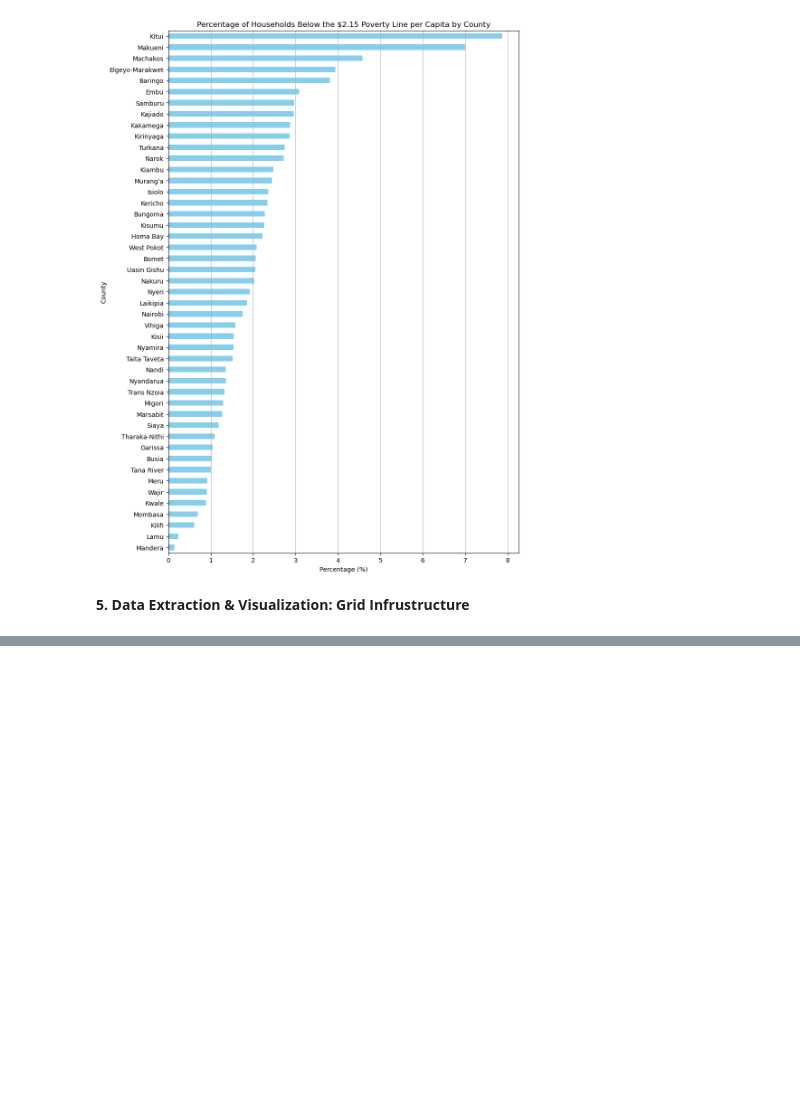
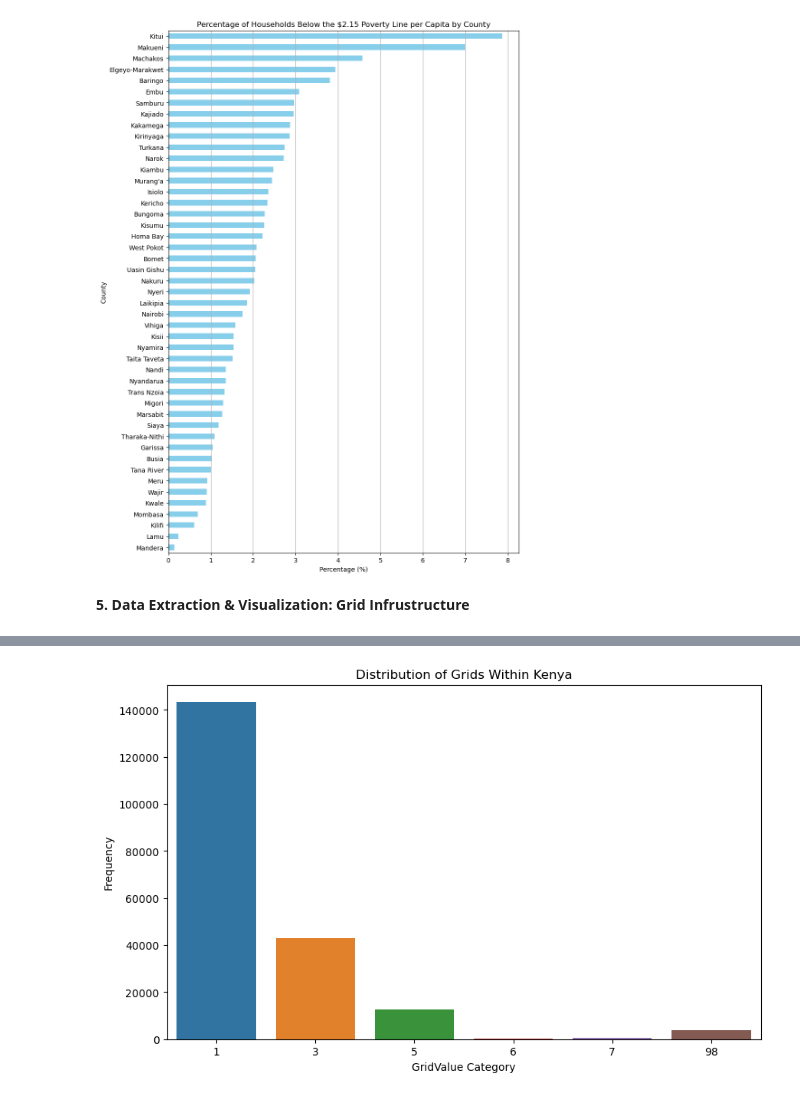
Before and after one commit to DavidGathimbaM/Energy-Access-and-Electrification-planning-in-Kenya, a Jupyter notebook: index_final.ipynb, the cells around one changed output, grey strips where cells are left out. Cells and saved outputs as stored; diff of their text form; code cells hidden in the pictures; blank space fills up the shorter version.

```diff
--- a/index_final.ipynb
+++ b/index_final.ipynb
@@ -599,0 +676,9 @@ plt.show()
+# %%
+# Extract Kenya's coordinates
+import pandas as pd
+
+kenya_grid_df = grid_df[(grid_df['Latitude'] >= -4.7) & (grid_df['Latitude'] <= 5.1) &
+              (grid_df['Longitude'] >= 33.5) & (grid_df['Longitude'] <= 41.9)]
+
+print(kenya_grid_df.isna().sum())
+kenya_grid_df
@@ -599,0 +703,12 @@ plt.show()
+# %%
+import matplotlib.pyplot as plt
+import seaborn as sns
+
+plt.figure(figsize=(10, 6))
+sns.countplot(data=kenya_grid_df, x='GridValue')
+plt.title("Distribution of Grids Within Kenya")
+plt.xlabel("GridValue Category")
+plt.ylabel("Frequency")
+plt.show()
+# %% [output]
+[figure, added]
```
Also changed, not shown: parts of 5 cells of this notebook.
